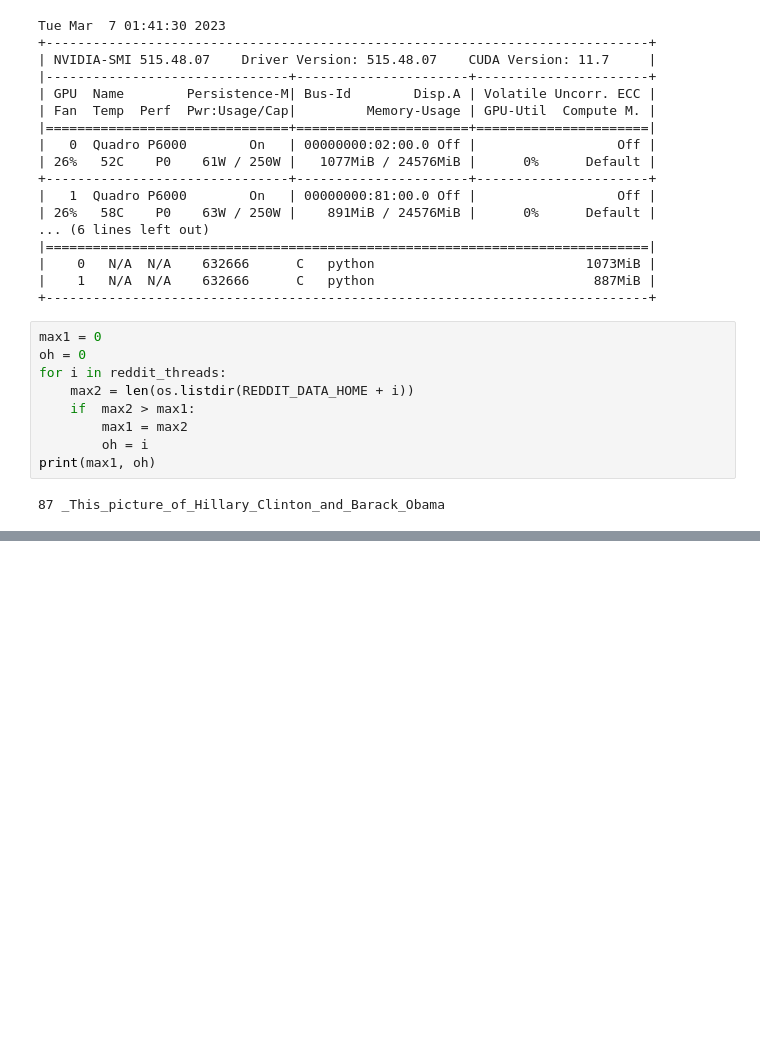
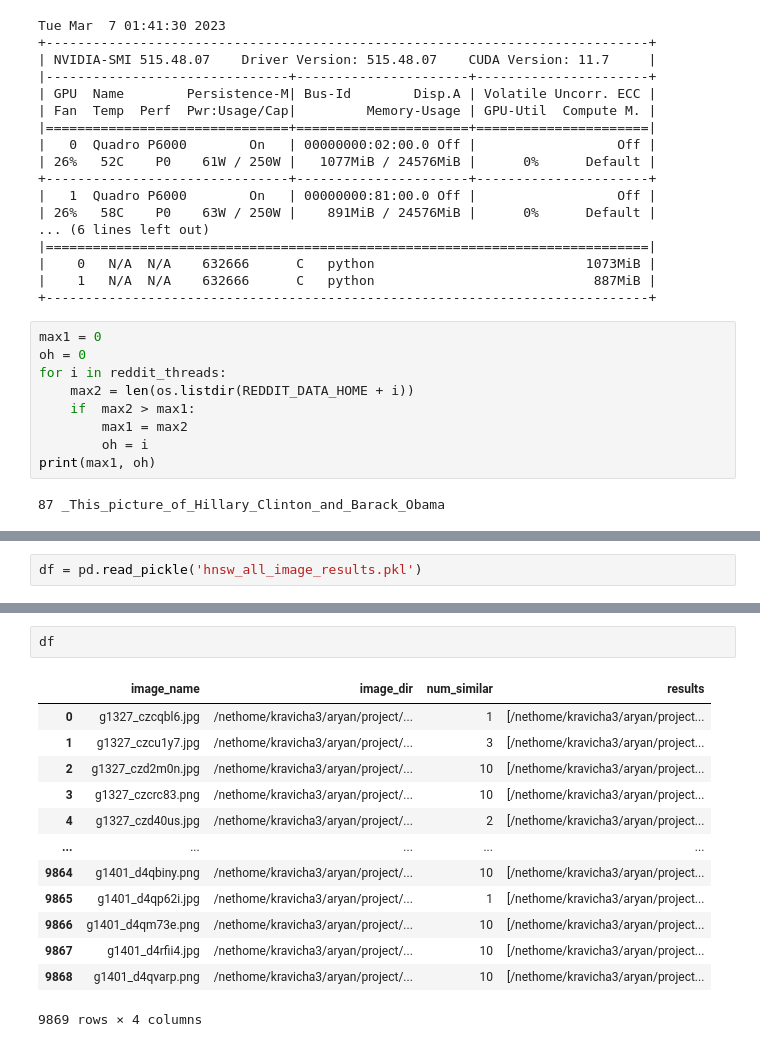
Before and after one commit to aryan-rajoria/motif-mining, a Jupyter notebook: motif mining examples.ipynb, the cells around one changed output, grey strips where cells are left out. Saved outputs shown, nothing was run; the diff lists cells and outputs as text; blank space fills up the shorter version.

Commit message:
mining results

```diff
--- a/motif mining examples.ipynb
+++ b/motif mining examples.ipynb
@@ -187,0 +190,2 @@ print(max1, oh)
+# %%
+df = pd.read_pickle('hnsw_all_image_results.pkl')
@@ -187,0 +208,16 @@ print(max1, oh)
+# %%
+df
+# %% [output]
+|  | image_name | image_dir | num_similar | results |
+| 0 | g1327_czcqbl6.jpg | /nethome/kravicha3/aryan/project/... | 1 | [/nethome/kravicha3/aryan/project... |
+| 1 | g1327_czcu1y7.jpg | /nethome/kravicha3/aryan/project/... | 3 | [/nethome/kravicha3/aryan/project... |
+| 2 | g1327_czd2m0n.jpg | /nethome/kravicha3/aryan/project/... | 10 | [/nethome/kravicha3/aryan/project... |
+| 3 | g1327_czcrc83.png | /nethome/kravicha3/aryan/project/... | 10 | [/nethome/kravicha3/aryan/project... |
+| 4 | g1327_czd40us.jpg | /nethome/kravicha3/aryan/project/... | 2 | [/nethome/kravicha3/aryan/project... |
+| ... | ... | ... | ... | ... |
+| 9864 | g1401_d4qbiny.png | /nethome/kravicha3/aryan/project/... | 10 | [/nethome/kravicha3/aryan/project... |
+| 9865 | g1401_d4qp62i.jpg | /nethome/kravicha3/aryan/project/... | 1 | [/nethome/kravicha3/aryan/project... |
+| 9866 | g1401_d4qm73e.png | /nethome/kravicha3/aryan/project/... | 10 | [/nethome/kravicha3/aryan/project... |
+| 9867 | g1401_d4rfii4.jpg | /nethome/kravicha3/aryan/project/... | 10 | [/nethome/kravicha3/aryan/project... |
+| 9868 | g1401_d4qvarp.png | /nethome/kravicha3/aryan/project/... | 10 | [/nethome/kravicha3/aryan/project... |
+9869 rows × 4 columns
```
Also changed, not shown: parts of 3 cells of this notebook, 1 other file.
